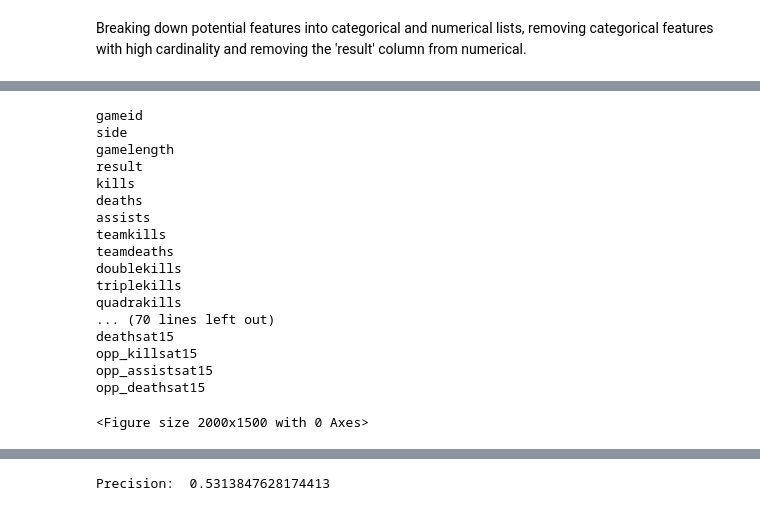
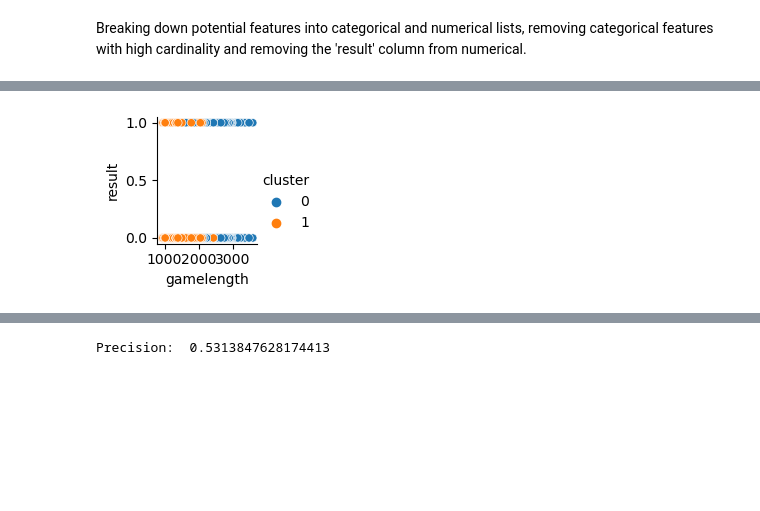
Before and after one commit to jjhuang4/lol-esports-analysis, a Jupyter notebook: matches-EDA.ipynb, the cells around one changed output, grey strips where cells are left out. Saved outputs shown, nothing was run; the diff lists cells and outputs as text; code cells hidden in the pictures; blank space fills up the shorter version.

```diff
--- a/matches-EDA.ipynb
+++ b/matches-EDA.ipynb
@@ -115,23 +87,9 @@ plt.hist(df2022blue.result)
-# %%
-fig = plt.figure(figsize=(20, 15))
-for column in df2022:
-    sub = fig.add_subplot()
-# %% [output]
-gameid
-side
-gamelength
-result
-kills
-deaths
-assists
-teamkills
-teamdeaths
-doublekills
-triplekills
-quadrakills
-... (70 lines left out)
-deathsat15
-opp_killsat15
-opp_assistsat15
-opp_deathsat15
-<Figure size 2000x1500 with 0 Axes>
+# %%
+kmeans = KMeans(n_clusters=2)
+df2022['cluster'] = kmeans.fit_predict(df2022[numerical])
+df2022['cluster'] = df2022['cluster'].astype("category")
+sns.relplot(
+    data=df2022, x='gamelength', y='result', hue='cluster', height=2
+);
+# %% [output]
+[figure, added]
```
Also changed, not shown: parts of 9 cells of this notebook.
